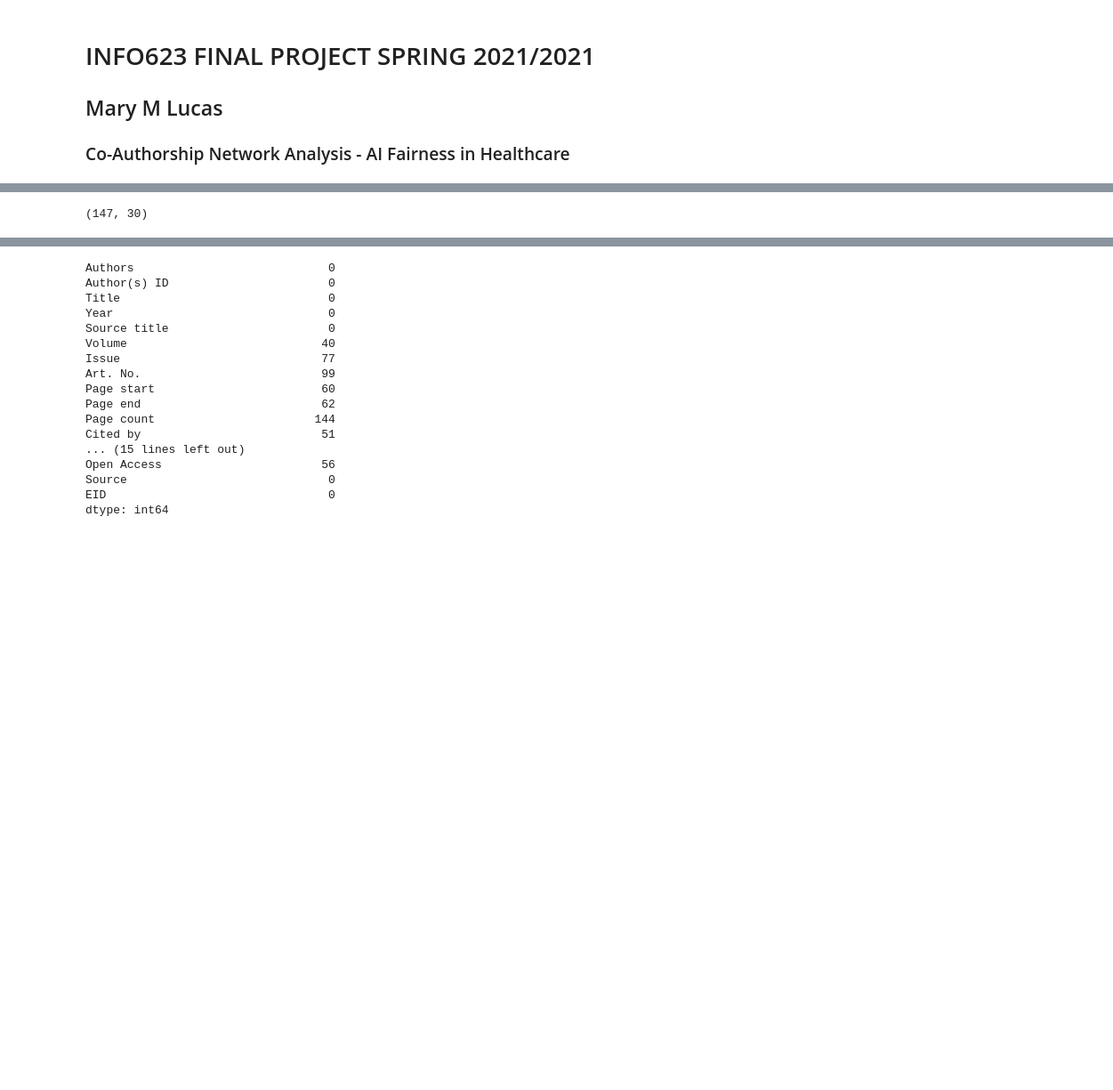
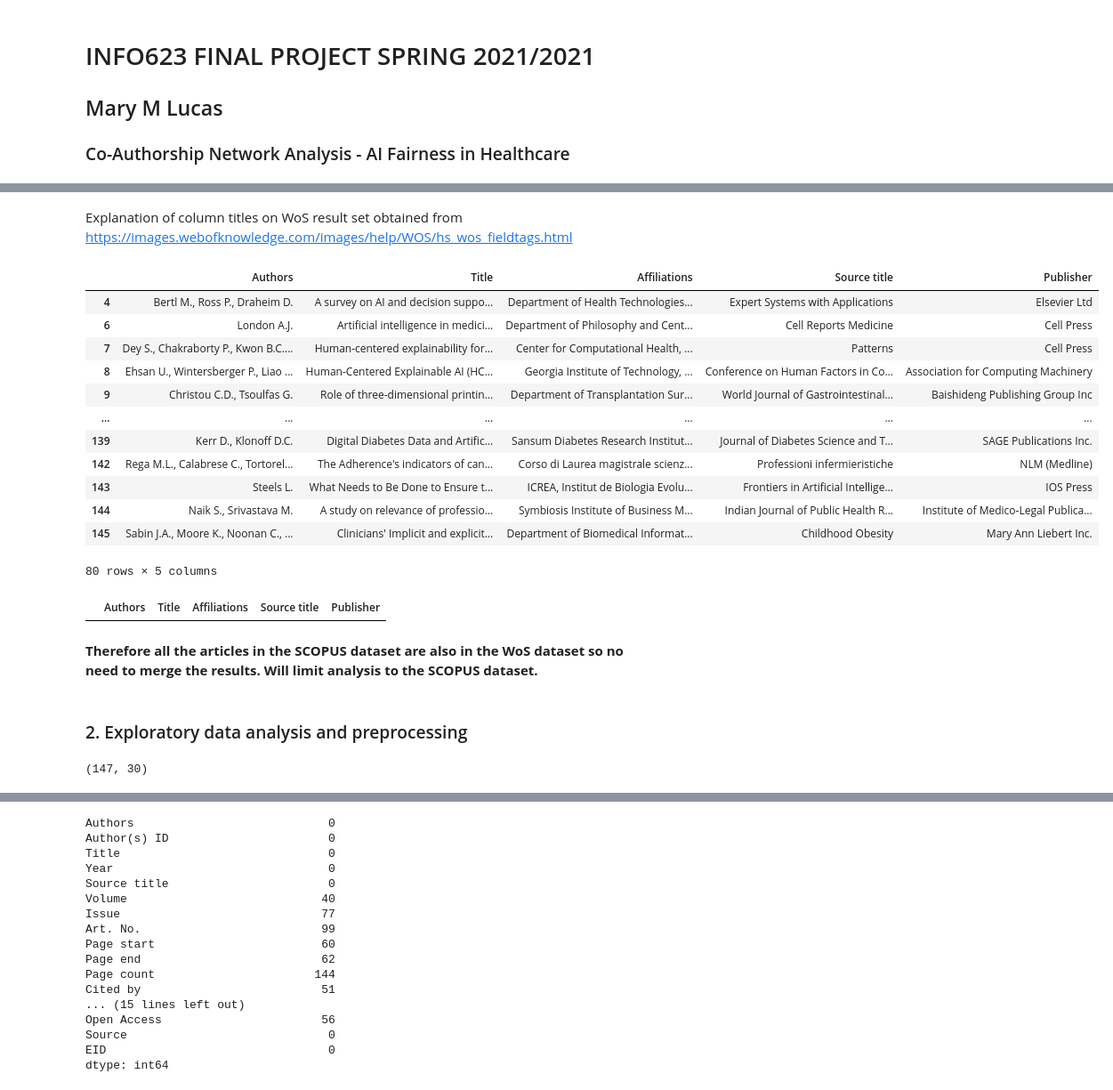
Before and after one commit to marymlucas/co-authorship-sna, a Jupyter notebook: project_SCOPUS1.ipynb, the cells around one changed output, grey strips where cells are left out. Shown at 89% size. Cells and saved outputs as stored; diff of their text form; code cells hidden in the pictures; blank space fills up the shorter version.

```diff
--- a/project_SCOPUS1.ipynb
+++ b/project_SCOPUS1.ipynb
@@ -25,0 +30,3 @@ warnings.filterwarnings('ignore')
+# %%
+scopus_data = pd.read_csv('./data/AI_fairness-Scopus.csv')
+wos_data = pd.read_csv('./data/AI_fairness-WoS.txt', sep='\t')
@@ -26,6 +53,39 @@ warnings.filterwarnings('ignore')
+# %% [markdown]
+Explanation of column titles on WoS result set obtained from https://images.webofknowledge.com/images/help/WOS/hs_wos_fieldtags.html
+# %%
+# rename some of the columns in WoS to compare with the SCOPUS results
+wos_data.rename(columns={"AU": "Authors", "C3": "Affiliations", "TI": "Title", "SO": "Source title", "PU": "Publisher"}, inplace=True)
+# %%
+scopus_data_trunc = scopus_data[['Authors', 'Title', 'Affiliations', 'Source title', 'Publisher']]
+wos_data_trunc = wos_data[['Authors', 'Title', 'Affiliations', 'Source title', 'Publisher']]
+# %%
+# check if any of the titles in SCOPUS are not in WoS
+scopus_data_trunc[~scopus_data_trunc['Title'].isin(wos_data_trunc['Title'])].dropna()
+# %% [output]
+|  | Authors | Title | Affiliations | Source title | Publisher |
+| 4 | Bertl M., Ross P., Draheim D. | A survey on AI and decision suppo... | Department of Health Technologies... | Expert Systems with Applications | Elsevier Ltd |
+| 6 | London A.J. | Artificial intelligence in medici... | Department of Philosophy and Cent... | Cell Reports Medicine | Cell Press |
+| 7 | Dey S., Chakraborty P., Kwon B.C.... | Human-centered explainability for... | Center for Computational Health, ... | Patterns | Cell Press |
+| 8 | Ehsan U., Wintersberger P., Liao ... | Human-Centered Explainable AI (HC... | Georgia Institute of Technology, ... | Conference on Human Factors in Co... | Association for Computing Machinery |
+| 9 | Christou C.D., Tsoulfas G. | Role of three-dimensional printin... | Department of Transplantation Sur... | World Journal of Gastrointestinal... | Baishideng Publishing Group Inc |
+| ... | ... | ... | ... | ... | ... |
+| 139 | Kerr D., Klonoff D.C. | Digital Diabetes Data and Artific... | Sansum Diabetes Research Institut... | Journal of Diabetes Science and T... | SAGE Publications Inc. |
+| 142 | Rega M.L., Calabrese C., Tortorel... | The Adherence's indicators of can... | Corso di Laurea magistrale scienz... | Professioni infermieristiche | NLM (Medline) |
+| 143 | Steels L. | What Needs to Be Done to Ensure t... | ICREA, Institut de Biologia Evolu... | Frontiers in Artificial Intellige... | IOS Press |
+| 144 | Naik S., Srivastava M. | A study on relevance of professio... | Symbiosis Institute of Business M... | Indian Journal of Public Health R... | Institute of Medico-Legal Publica... |
+| 145 | Sabin J.A., Moore K., Noonan C., ... | Clinicians' Implicit and explicit... | Department of Biomedical Informat... | Childhood Obesity | Mary Ann Liebert Inc. |
+80 rows × 5 columns
+# %%
+# check if any of the titles in WoS are not in SCOPUS
+wos_data_trunc[~wos_data_trunc['Title'].isin(scopus_data_trunc['Title'])].dropna()
+# %% [output]
+|  | Authors | Title | Affiliations | Source title | Publisher |
+# %% [markdown]
+**Therefore all the articles in the SCOPUS dataset are also in the WoS dataset so no need to merge the results.  Will limit analysis to the SCOPUS dataset.**
+# %% [markdown]
+### 2. Exploratory data analysis and preprocessing
 # %%
 data = pd.read_csv('./data/AI_fairness-Scopus.csv')
+data.shape
+# %% [output]
+(147, 30)
-# %%
-data.shape
-# %% [output]
-(147, 30)
```
Also changed, not shown: parts of 79 cells of this notebook, 8 other files.
